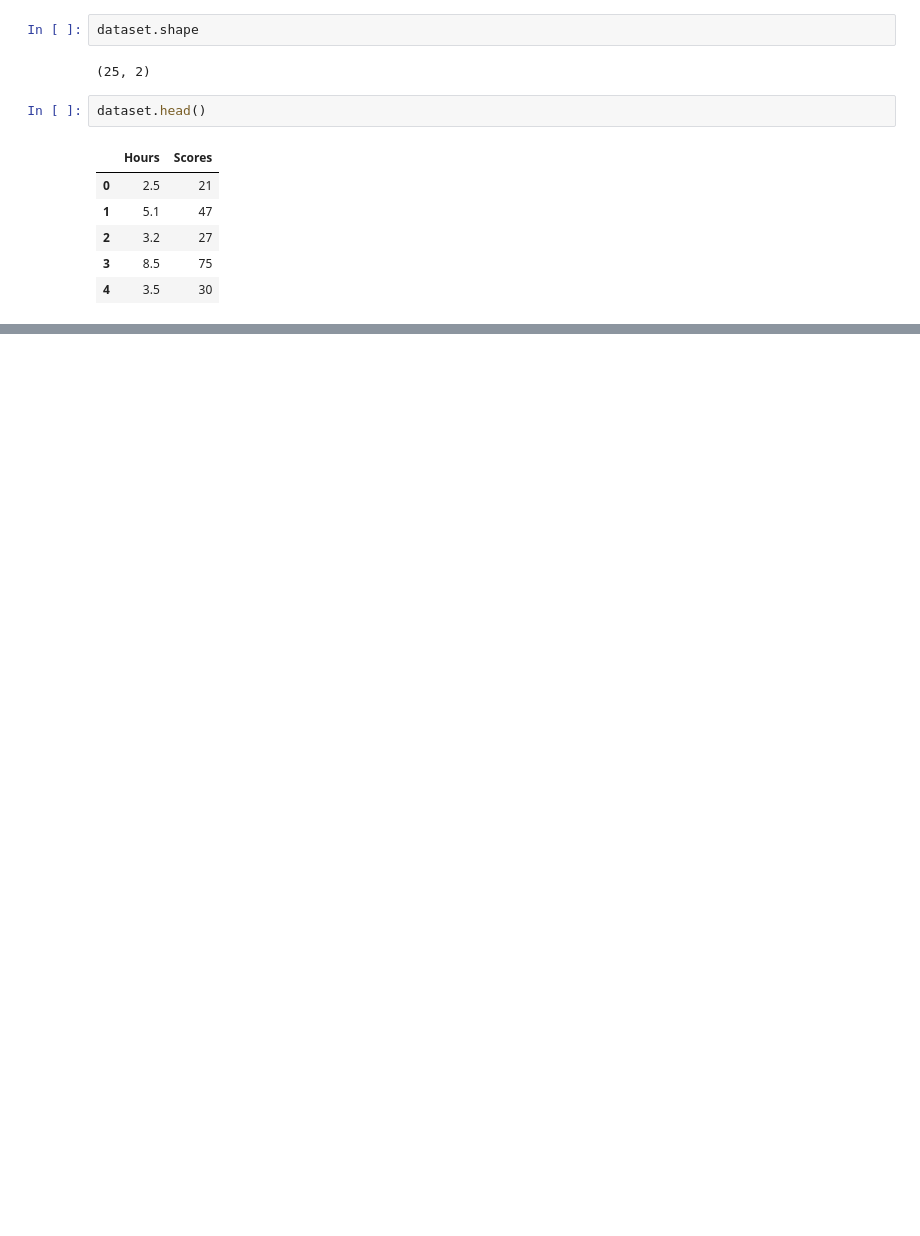
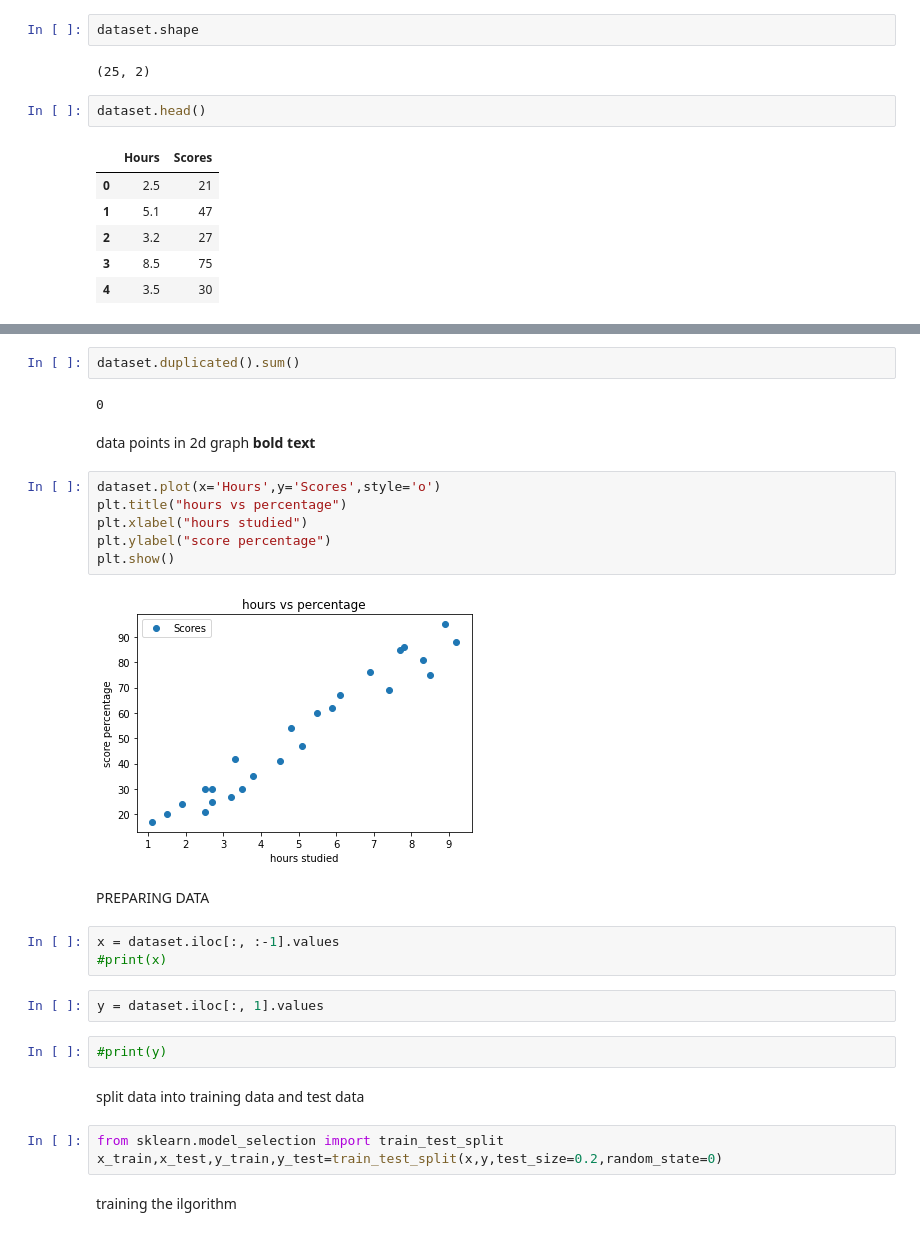
Before and after one commit to mohammedhelalu/Emploees, a Jupyter notebook: simple_liner_regressionmmm.ipynb, the cells around one changed output, grey strips where cells are left out. Drawn from its saved outputs; the diff is of its cells as text; blank space fills up the shorter version.

```diff
--- a/simple_liner_regressionmmm.ipynb
+++ b/simple_liner_regressionmmm.ipynb
@@ -25,0 +54,31 @@ dataset.head()
+# %%
+dataset.duplicated().sum()
+# %% [output]
+0
+# %% [markdown]
+data points in 2d graph
+**bold text**
+# %%
+dataset.plot(x='Hours',y='Scores',style='o')
+plt.title("hours vs percentage")
+plt.xlabel("hours studied")
+plt.ylabel("score percentage")
+plt.show()
+# %% [output]
+[figure, added]
+# %% [markdown]
+PREPARING DATA
+# %%
+x = dataset.iloc[:, :-1].values
+#print(x)
+# %%
+y = dataset.iloc[:, 1].values
+# %%
+#print(y)
+# %% [markdown]
+split data into training data and test data
+# %%
+from sklearn.model_selection import train_test_split
+x_train,x_test,y_train,y_test=train_test_split(x,y,test_size=0.2,random_state=0)
+# %% [markdown]
+training the ilgorithm
```
Also changed, not shown: parts of 9 cells of this notebook.
